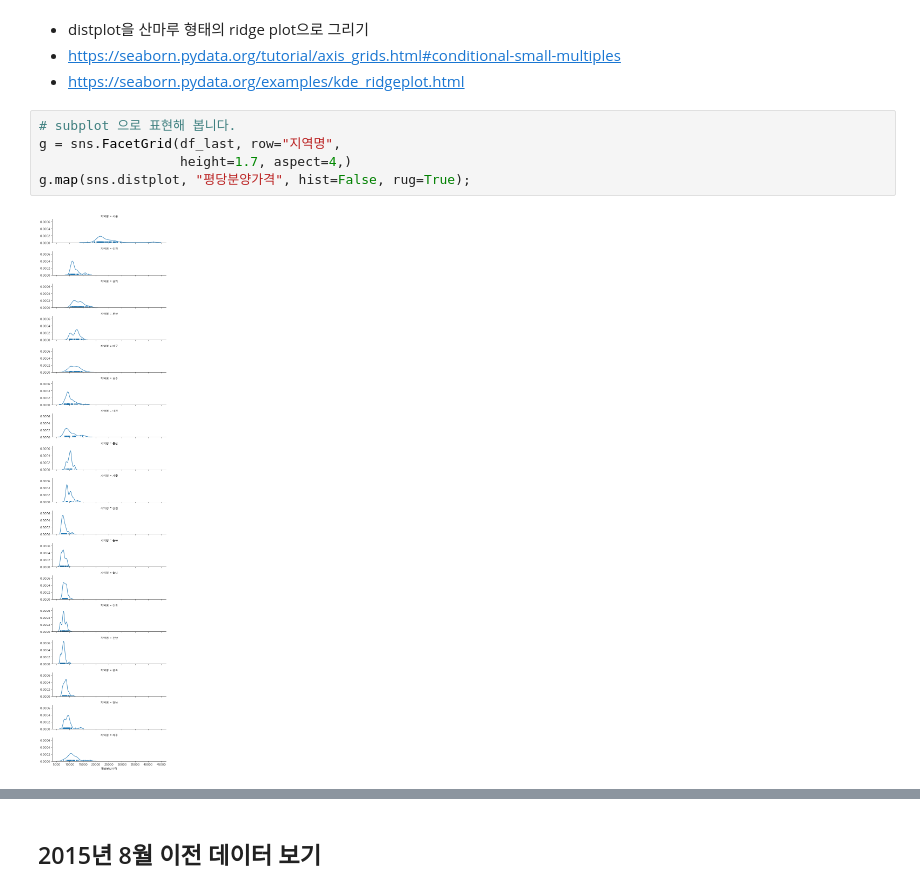
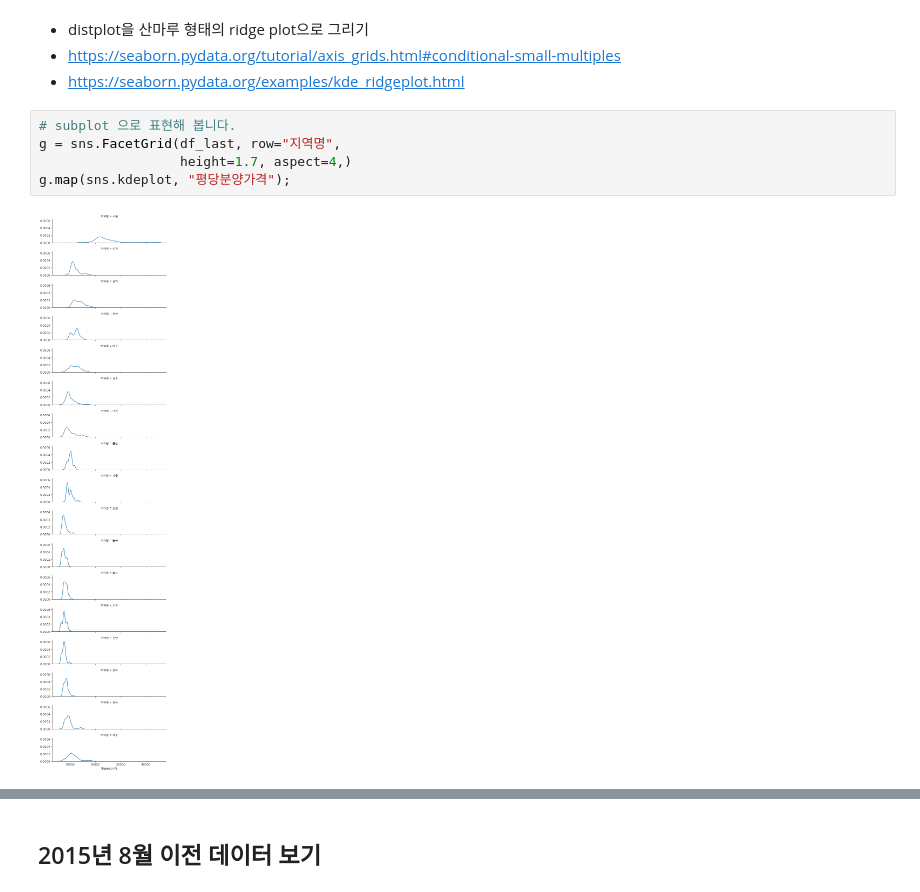
Before and after one commit to corazzon/open-data-analysis-basic, a Jupyter notebook: 01-apt-price-output.ipynb, the cells around one changed output, grey strips where cells are left out. Saved outputs shown, nothing was run; the diff lists cells and outputs as text.

```diff
--- a/01-apt-price-output.ipynb
+++ b/01-apt-price-output.ipynb
@@ -755,10 +764,10 @@ sns.kdeplot(price)
 # %%
 # subplot 으로 표현해 봅니다.
 g = sns.FacetGrid(df_last, row="지역명",
                   height=1.7, aspect=4,)
-g.map(sns.distplot, "평당분양가격", hist=False, rug=True);
+g.map(sns.kdeplot, "평당분양가격");
 # %% [output]
-[figure, old version]
+[figure, new version]
 # %%
 # pairplot
 df_last_notnull = df_last.loc[df_last["평당분양가격"].notnull(),
```
Also changed, not shown: parts of 18 cells of this notebook.
